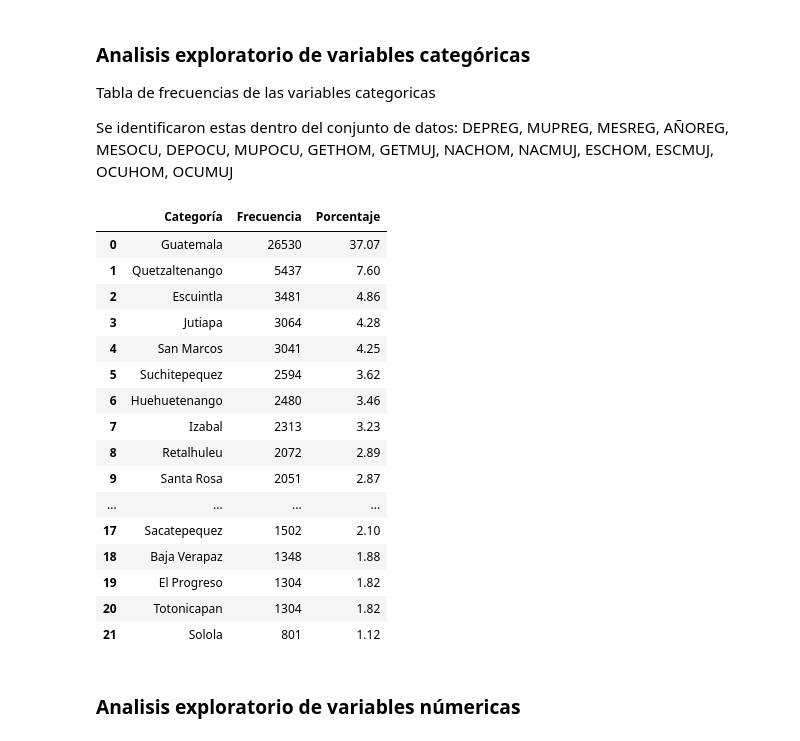
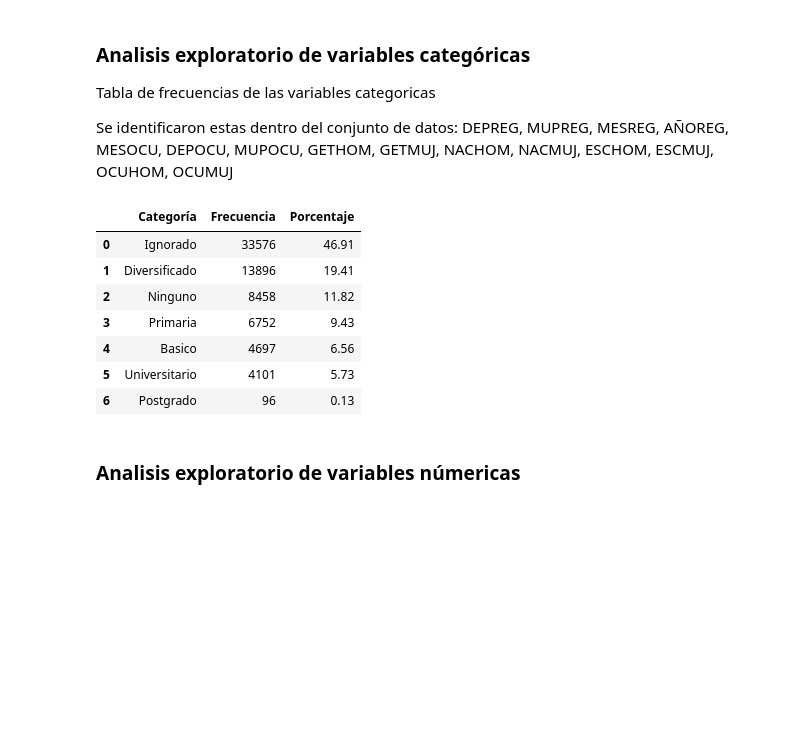
Before and after one commit to AleWWH1104/Proyecto1_md, a Jupyter notebook: src/avances.ipynb, the cells around one changed output. Saved outputs shown, nothing was run; the diff lists cells and outputs as text; code cells hidden in the pictures; blank space fills up the shorter version.

```diff
--- a/src/avances.ipynb
+++ b/src/avances.ipynb
@@ -87,36 +87,27 @@ GETHOM, GETMUJ, NACHOM, NACMUJ, ESCHOM, ESCMUJ, OCUHOM, OCUMUJ
 # %%
 # Elegir una de las variables categoricas
 
 # Crear tabla de frecuencias
 tabla_freq = pd.DataFrame({
-    'Categoría': df['DEPOCU'].value_counts().index,
-    'Frecuencia': df['DEPOCU'].value_counts().values,
-    'Porcentaje': (df['DEPOCU'].value_counts(normalize=True).values * 100).round(2)
+    'Categoría': df['ESCHOM'].value_counts().index,
+    'Frecuencia': df['ESCHOM'].value_counts().values,
+    'Porcentaje': (df['ESCHOM'].value_counts(normalize=True).values * 100).round(2)
 })
 
 # Ordenar por categoría
 tabla_freq = tabla_freq.sort_values('Frecuencia', ascending= False).reset_index(drop=True)
 
 #Imprimir tabla
 tabla_freq
 # %% [output]
 |  | Categoría | Frecuencia | Porcentaje |
-| 0 | Guatemala | 26530 | 37.07 |
-| 1 | Quetzaltenango | 5437 | 7.60 |
-| 2 | Escuintla | 3481 | 4.86 |
-| 3 | Jutiapa | 3064 | 4.28 |
-| 4 | San Marcos | 3041 | 4.25 |
-| 5 | Suchitepequez | 2594 | 3.62 |
-| 6 | Huehuetenango | 2480 | 3.46 |
-| 7 | Izabal | 2313 | 3.23 |
-| 8 | Retalhuleu | 2072 | 2.89 |
-| 9 | Santa Rosa | 2051 | 2.87 |
-| ... | ... | ... | ... |
-| 17 | Sacatepequez | 1502 | 2.10 |
-| 18 | Baja Verapaz | 1348 | 1.88 |
-| 19 | El Progreso | 1304 | 1.82 |
-| 20 | Totonicapan | 1304 | 1.82 |
-| 21 | Solola | 801 | 1.12 |
+| 0 | Ignorado | 33576 | 46.91 |
+| 1 | Diversificado | 13896 | 19.41 |
+| 2 | Ninguno | 8458 | 11.82 |
+| 3 | Primaria | 6752 | 9.43 |
+| 4 | Basico | 4697 | 6.56 |
+| 5 | Universitario | 4101 | 5.73 |
+| 6 | Postgrado | 96 | 0.13 |
 # %% [markdown]
 ### Analisis exploratorio de variables númericas
 # %% [markdown]
```
Also changed, not shown: 2 other files.
